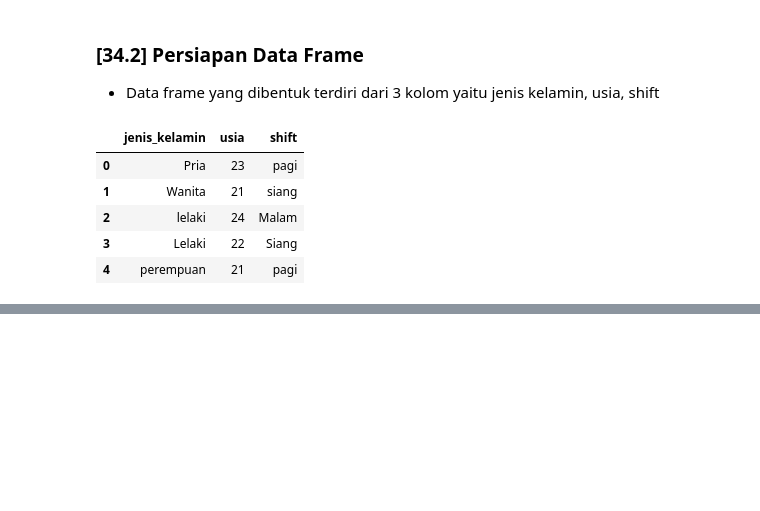
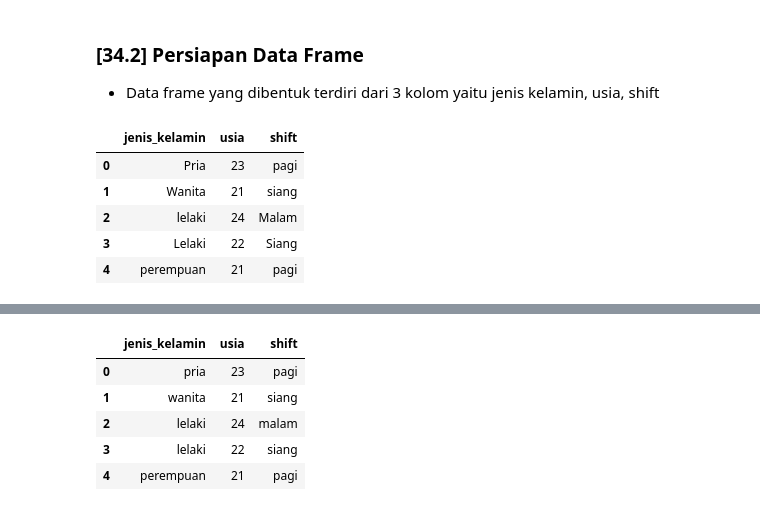
Before and after one commit to meilindazheng/VisualisasiData-Pandas, a Jupyter notebook: Pandas-Week09.ipynb, the cells around one changed output, grey strips where cells are left out. Cells and saved outputs as stored; diff of their text form; code cells hidden in the pictures; blank space fills up the shorter version.

```diff
--- a/Pandas-Week09.ipynb
+++ b/Pandas-Week09.ipynb
@@ -139,2 +140,10 @@ df
 # %%
 df = df.applymap(lambda x: x.lower() if type(x)==str else x)
+df
+# %% [output]
+|  | jenis_kelamin | usia | shift |
+| 0 | pria | 23 | pagi |
+| 1 | wanita | 21 | siang |
+| 2 | lelaki | 24 | malam |
+| 3 | lelaki | 22 | siang |
+| 4 | perempuan | 21 | pagi |
```
Also changed, not shown: parts of 5 cells of this notebook.
